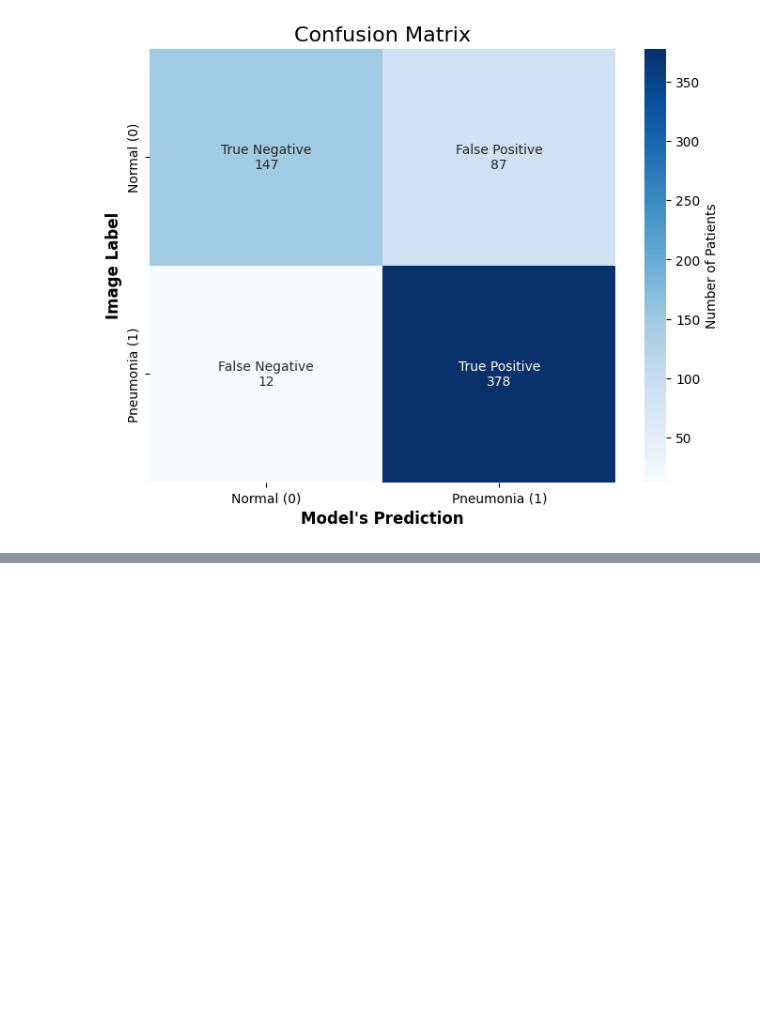
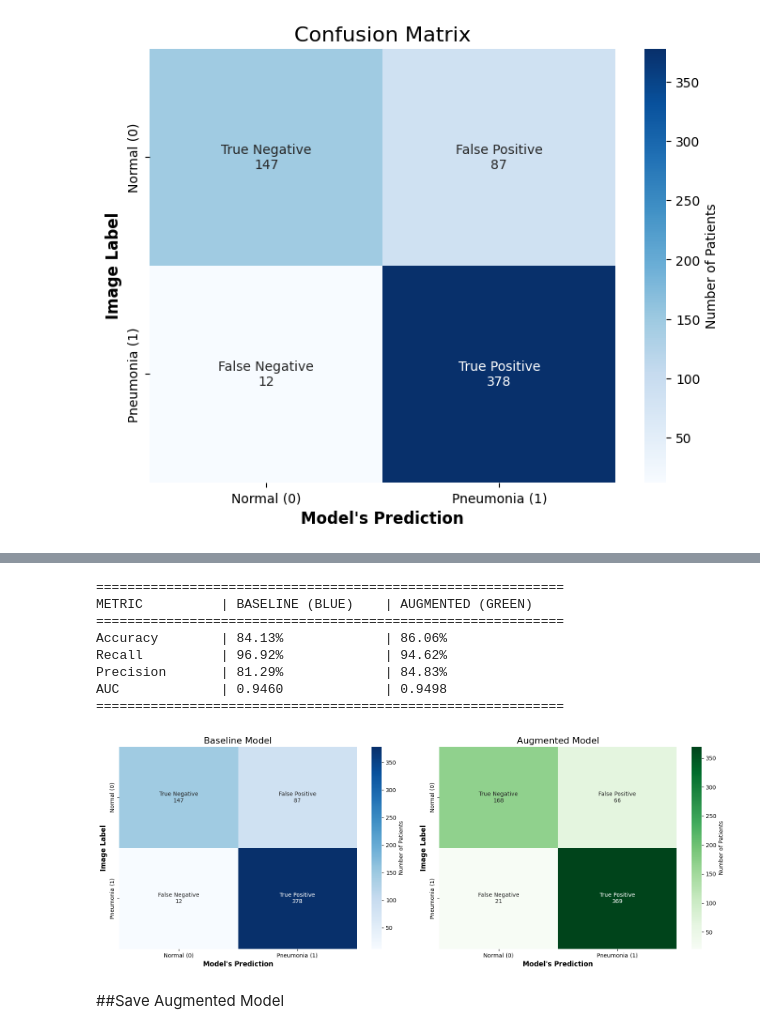
Before and after one commit to arbutler2003/Pneuomonia-Detection-CNN, a Jupyter notebook: chest_xray_pneumonia_detection.ipynb, the cells around one changed output, grey strips where cells are left out. Cells and saved outputs as stored; diff of their text form; code cells hidden in the pictures; blank space fills up the shorter version.

Commit message:
feat: Branched the model to be trained on augmented data and compared the metrics.

```diff
--- a/chest_xray_pneumonia_detection.ipynb
+++ b/chest_xray_pneumonia_detection.ipynb
@@ -578,0 +702,76 @@ plt.show()
+# %%
+# @title
+import numpy as np
+import seaborn as sns
+import matplotlib.pyplot as plt
+from sklearn.metrics import confusion_matrix
+
+# Evaluate the models
+baseline_test_results = model.evaluate(test_generator, verbose=0)
+aug_test_results = aug_model.evaluate(test_generator, verbose=0)
+
+# Side by side metrics
+print("\n" + "=" * 60)
+print(f"{'METRIC':<15} | {'BASELINE (BLUE)':<18} | {'AUGMENTED (GREEN)'}")
+print("=" * 60)
+print(f"{'Accuracy':<15} | {baseline_test_results[1]:<18.2%} | {aug_test_results[1]:.2%}")
+print(f"{'Recall':<15} | {baseline_test_results[2]:<18.2%} | {aug_test_results[2]:.2%}")
+print(f"{'Precision':<15} | {baseline_test_results[3]:<18.2%} | {aug_test_results[3]:.2%}")
+print(f"{'AUC':<15} | {baseline_test_results[4]:<18.4f} | {aug_test_results[4]:.4f}")
+print("=" * 60 + "\n")
+
+# Baseline confusion matrix
+baseline_predictions = model.predict(test_generator, verbose=0)
+baseline_classes = (baseline_predictions > 0.5).astype("int32")
+baseline_cm = confusion_matrix(test_generator.classes, baseline_classes)
+
+# Augmented confusion matrix
+aug_predictions = aug_model.predict(test_generator, verbose=0)
+aug_classes = (aug_predictions > 0.5).astype("int32")
+aug_cm = confusion_matrix(test_generator.classes, aug_classes)
+
+# Helper function to generate labels and their counts
+def make_labels(cm):
+    names = ['True Negative', 'False Positive', 'False Negative', 'True Positive']
+    counts = [str(value) for value in cm.flatten()]
+    labels = [f"{v1}\n{v2}" for v1, v2 in zip(names, counts)]
+    return np.asarray(labels).reshape(2, 2)
+
+baseline_labels = make_labels(baseline_cm)
+aug_labels = make_labels(aug_cm)
+
+# Create a figure with 1 row and 2 columns
+fig, axes = plt.subplots(1, 2, figsize=(16, 6))
+
+# Plot Baseline on the Left (axes[0])
+sns.heatmap(baseline_cm, annot=baseline_labels, fmt='', cmap='Blues',
+            xticklabels=['Normal (0)', 'Pneumonia (1)'],
+            yticklabels=['Normal (0)', 'Pneumonia (1)'],
+            cbar_kws={'label': 'Number of Patients'}, ax=axes[0])
+axes[0].set_title('Baseline Model', fontsize=16)
+axes[0].set_ylabel('Image Label', fontsize=12, fontweight='bold')
+axes[0].set_xlabel("Model's Prediction", fontsize=12, fontweight='bold')
+
+# Plot Augmented on the Right (axes[1])
+sns.heatmap(aug_cm, annot=aug_labels, fmt='', cmap='Greens',
+            xticklabels=['Normal (0)', 'Pneumonia (1)'],
+            yticklabels=['Normal (0)', 'Pneumonia (1)'],
+            cbar_kws={'label': 'Number of Patients'}, ax=axes[1])
+axes[1].set_title('Augmented Model', fontsize=16)
+axes[1].set_ylabel('Image Label', fontsize=12, fontweight='bold')
+axes[1].set_xlabel("Model's Prediction", fontsize=12, fontweight='bold')
+
+plt.tight_layout()
+plt.show()
+# %% [output]
+============================================================
+METRIC          | BASELINE (BLUE)    | AUGMENTED (GREEN)
+============================================================
+Accuracy        | 84.13%             | 86.06%
+Recall          | 96.92%             | 94.62%
+Precision       | 81.29%             | 84.83%
+AUC             | 0.9460             | 0.9498
+============================================================
+[figure, added]
+# %% [markdown]
+##Save Augmented Model
```
Also changed, not shown: parts of 12 cells of this notebook.
